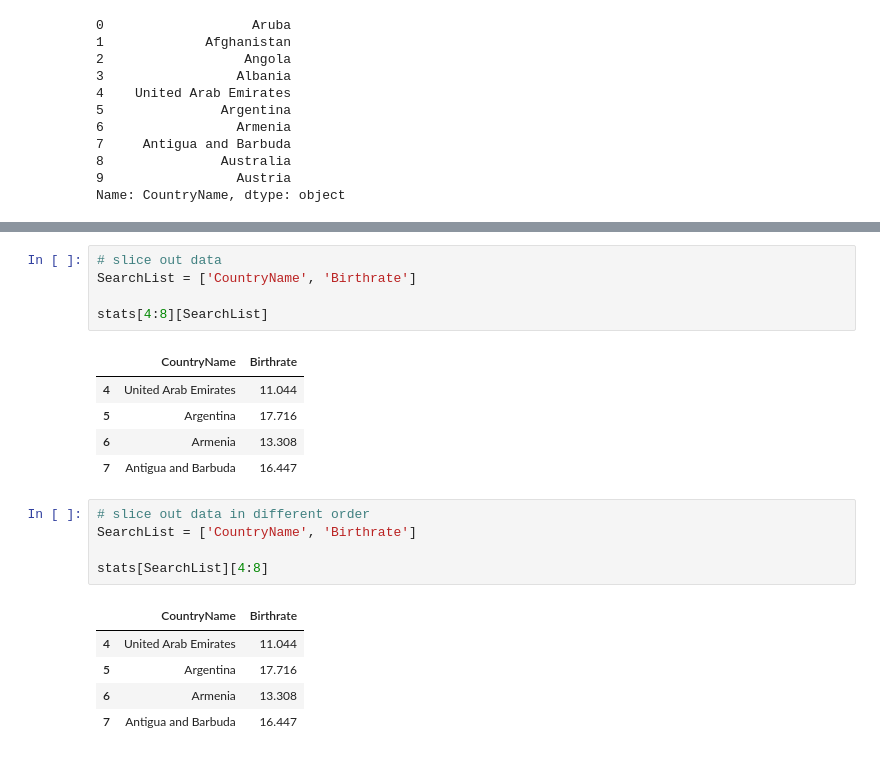
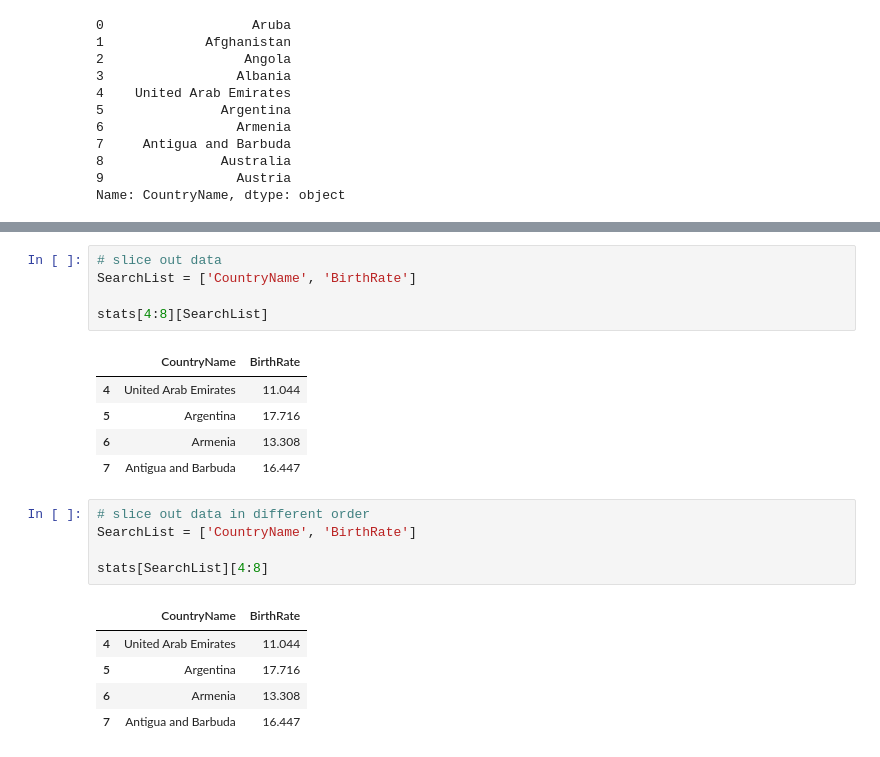
Before and after one commit to theflamio/PythonDataScienceMachineLearning_A-Z, a Jupyter notebook: Data_Frames_Pandas.ipynb, the cells around one changed output, grey strips where cells are left out. Saved outputs shown, nothing was run; the diff lists cells and outputs as text.

```diff
--- a/Data_Frames_Pandas.ipynb
+++ b/Data_Frames_Pandas.ipynb
@@ -82,21 +107,21 @@ stats.Birthrate
 # %%
 # slice out data
-SearchList = ['CountryName', 'Birthrate']
+SearchList = ['CountryName', 'BirthRate']
 
 stats[4:8][SearchList]
 # %% [output]
-|  | CountryName | Birthrate |
+|  | CountryName | BirthRate |
 | 4 | United Arab Emirates | 11.044 |
 | 5 | Argentina | 17.716 |
 | 6 | Armenia | 13.308 |
 | 7 | Antigua and Barbuda | 16.447 |
 # %%
 # slice out data in different order
-SearchList = ['CountryName', 'Birthrate']
+SearchList = ['CountryName', 'BirthRate']
 
 stats[SearchList][4:8]
 # %% [output]
-|  | CountryName | Birthrate |
+|  | CountryName | BirthRate |
 | 4 | United Arab Emirates | 11.044 |
 | 5 | Argentina | 17.716 |
 | 6 | Armenia | 13.308 |
```
Also changed, not shown: parts of 6 cells of this notebook, 1 other file.
